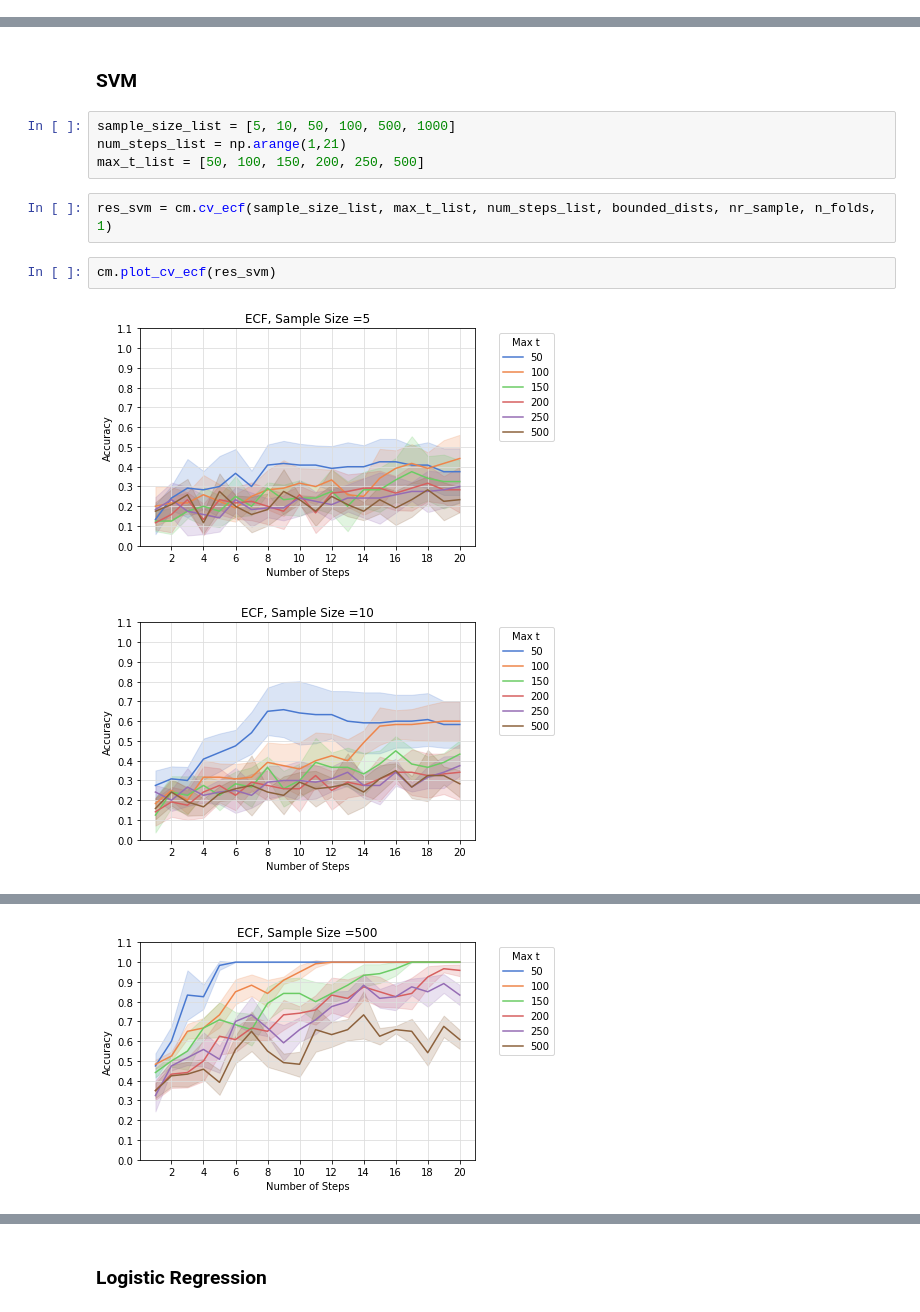
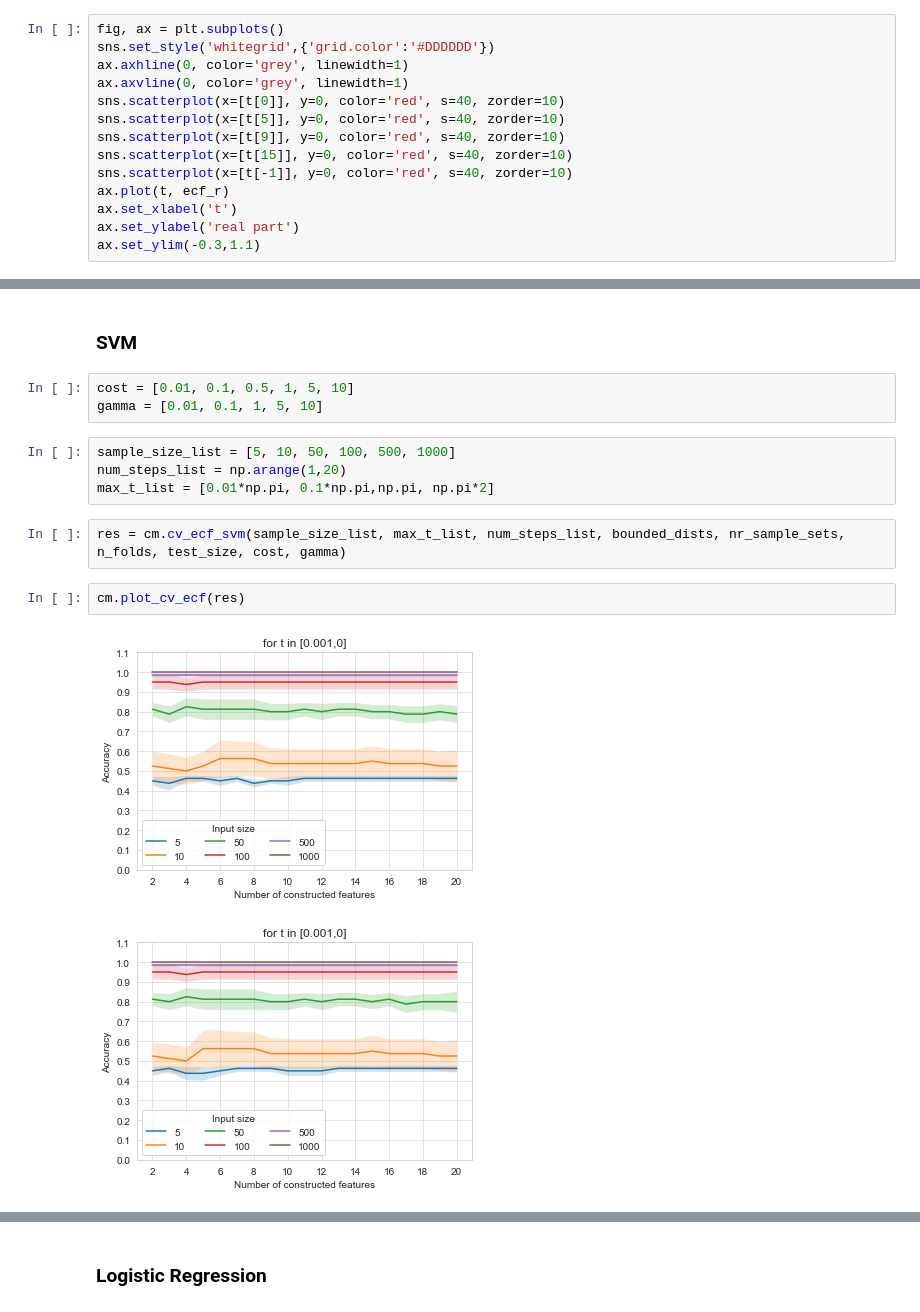
Before and after one commit to sheilafarrahi/thesis, a Jupyter notebook: empirical_characteristics_function.ipynb, the cells around one changed output, grey strips where cells are left out. Saved outputs shown, nothing was run; the diff lists cells and outputs as text.

```diff
--- a/empirical_characteristics_function.ipynb
+++ b/empirical_characteristics_function.ipynb
@@ -36,0 +58,14 @@ array([ 0.4,  0.8,  1.2,  1.6,  2. ,  2.4,  2.8,  3.2,  3.6,  4. ,  4.4,
+# %%
+fig, ax = plt.subplots()
+sns.set_style('whitegrid',{'grid.color':'#DDDDDD'})
+ax.axhline(0, color='grey', linewidth=1)
+ax.axvline(0, color='grey', linewidth=1)
+sns.scatterplot(x=[t[0]], y=0, color='red', s=40, zorder=10)
+sns.scatterplot(x=[t[5]], y=0, color='red', s=40, zorder=10)
+sns.scatterplot(x=[t[9]], y=0, color='red', s=40, zorder=10)
+sns.scatterplot(x=[t[15]], y=0, color='red', s=40, zorder=10)
+sns.scatterplot(x=[t[-1]], y=0, color='red', s=40, zorder=10)
+ax.plot(t, ecf_r)
+ax.set_xlabel('t')
+ax.set_ylabel('real part')
+ax.set_ylim(-0.3,1.1)
@@ -55,13 +114,16 @@ dem.get_ecf_plot(ecf_df,t)
 # %% [markdown]
 ### SVM
+# %%
+cost = [0.01, 0.1, 0.5, 1, 5, 10]
+gamma = [0.01, 0.1, 1, 5, 10]
 # %%
 sample_size_list = [5, 10, 50, 100, 500, 1000]
-num_steps_list = np.arange(1,21)
-max_t_list = [50, 100, 150, 200, 250, 500]
+num_steps_list = np.arange(1,20)
+max_t_list = [0.01*np.pi, 0.1*np.pi,np.pi, np.pi*2]
-# %%
-res_svm = cm.cv_ecf(sample_size_list, max_t_list, num_steps_list, bounded_dists, nr_sample, n_folds, 1)
+# %%
+res = cm.cv_ecf_svm(sample_size_list, max_t_list, num_steps_list, bounded_dists, nr_sample_sets, n_folds, test_size, cost, gamma)
 # %%
-cm.plot_cv_ecf(res_svm)
+cm.plot_cv_ecf(res)
 # %% [output]
-[figure, old version]
+[figure, new version]
-[figure, old version]
+[figure, new version]
@@ -70 +131,0 @@ cm.plot_cv_ecf(res_svm)
-[figure, removed]
```
Also changed, not shown: parts of 34 cells of this notebook, 33 other files.
